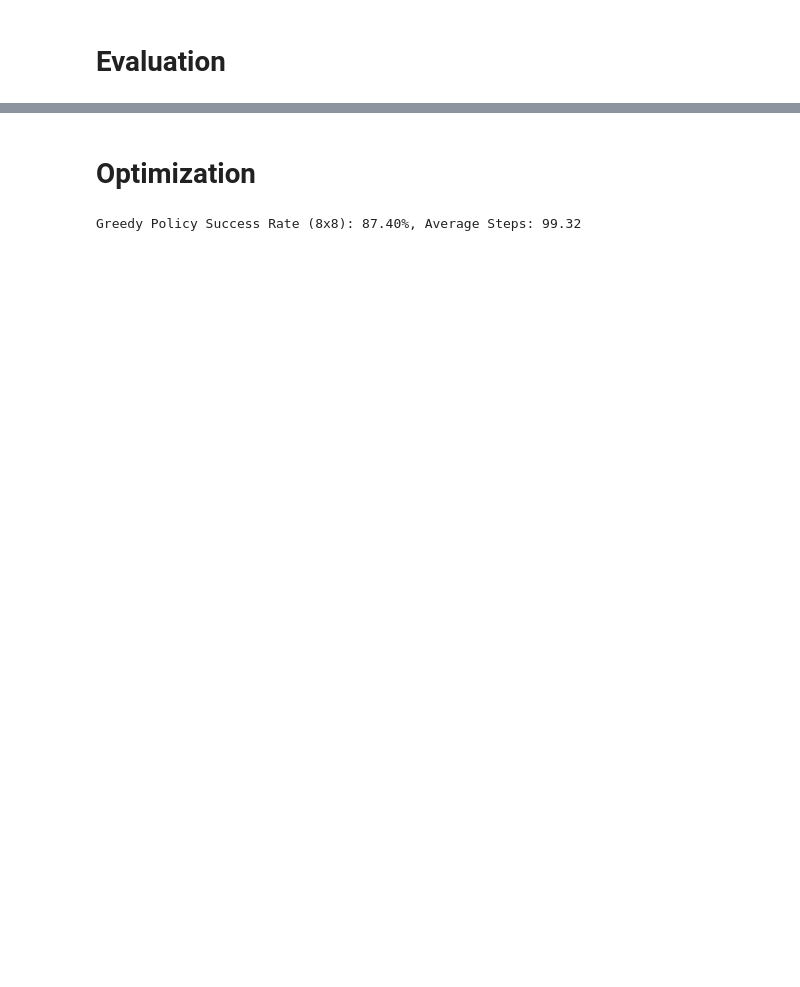
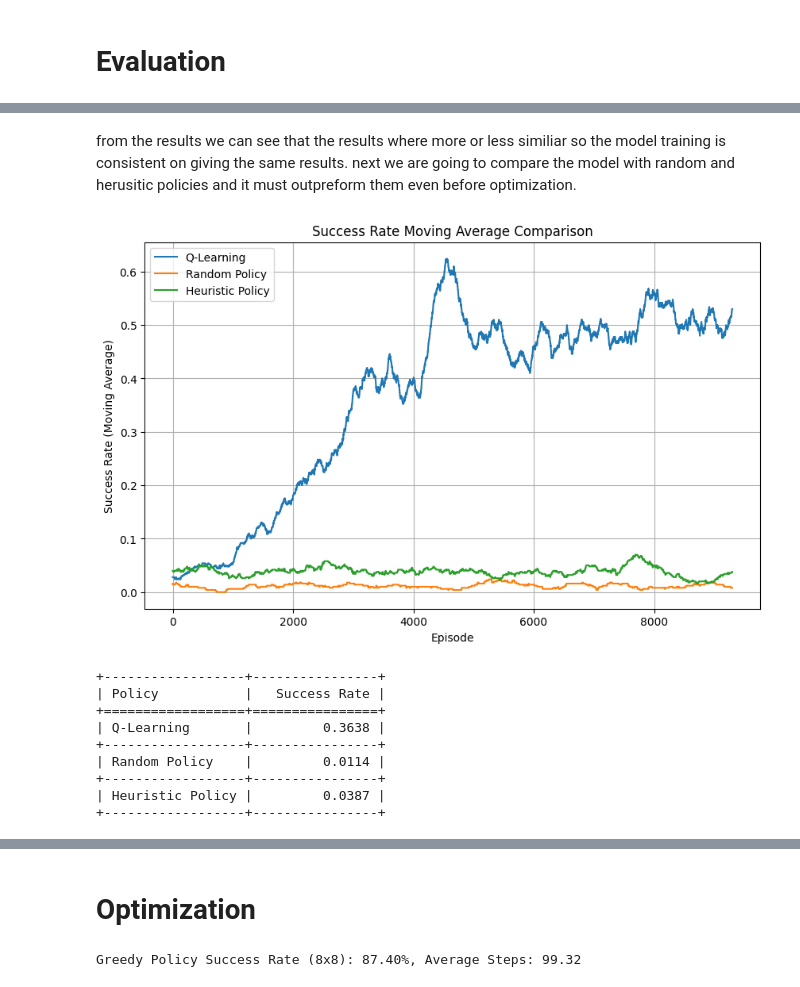
Before and after one commit to jofa016/ACIT4610---Final-Group-Project, a Jupyter notebook: R_f/Project_5/notebook/feature_engineering.ipynb, the cells around one changed output, grey strips where cells are left out. Saved outputs shown, nothing was run; the diff lists cells and outputs as text; code cells hidden in the pictures; blank space fills up the shorter version.

```diff
--- a/R_f/Project_5/notebook/feature_engineering.ipynb
+++ b/R_f/Project_5/notebook/feature_engineering.ipynb
@@ -519,0 +425,47 @@ Final Cumulative Reward (4x4 map): 13474.00
+# %% [markdown]
+from the results we can see that the results where more or less similiar so the model training is consistent on giving the same results. next we are going to compare the model with random and herusitic policies and it must outpreform them even before optimization.
+# %%
+# run a random policy and heuristic policy for comparison
+random_success_flags, random_number_of_steps = run_random_episodes(env, visualize=False, episodes=episodes_run)
+heuristic_success_flags = run_heuristic_episodes(env, visualize=False, episodes=episodes_run)
+# %%
+# plot function for comparison with success rate moving average
+def success_rate_moving_average(success_flags_list: list[list], title:str, labels: list[str], window_size: int = 100):
+    plt.figure(figsize=(10, 6))
+    for i, success_flags in enumerate(success_flags_list):
+        moving_avg = np.convolve(success_flags, np.ones(window_size)/window_size, mode='valid')
+        plt.plot(moving_avg, label=labels[i])
+
+    plt.title(title)
+    plt.xlabel('Episode')
+    plt.ylabel('Success Rate (Moving Average)')
+    plt.legend()
+    plt.grid(True)
+    plt.show()
+
+def table_success_rates(success_flags_list: list[list], labels: list[str]):
+    success_rates = [np.mean(flags) for flags in success_flags_list]
+    table = [[labels[i], f"{success_rates[i]:.4f}"] for i in range(len(labels))]
+    print(tabulate(table, headers=["Policy", "Success Rate"], tablefmt="grid"))
+
+success_rate_moving_average(
+    success_flags_list=[success_flags, random_success_flags, heuristic_success_flags],
+    title="Success Rate Moving Average Comparison",
+    labels=["Q-Learning", "Random Policy", "Heuristic Policy"],
+    window_size=500
+)
+table_success_rates(
+    success_flags_list=[success_flags, random_success_flags, heuristic_success_flags],
+    labels=["Q-Learning", "Random Policy", "Heuristic Policy"]
+)
+# %% [output]
+[figure, added]
++------------------+----------------+
+| Policy           |   Success Rate |
++==================+================+
+| Q-Learning       |         0.3638 |
++------------------+----------------+
+| Random Policy    |         0.0114 |
++------------------+----------------+
+| Heuristic Policy |         0.0387 |
++------------------+----------------+
```
Also changed, not shown: parts of 16 cells of this notebook.
